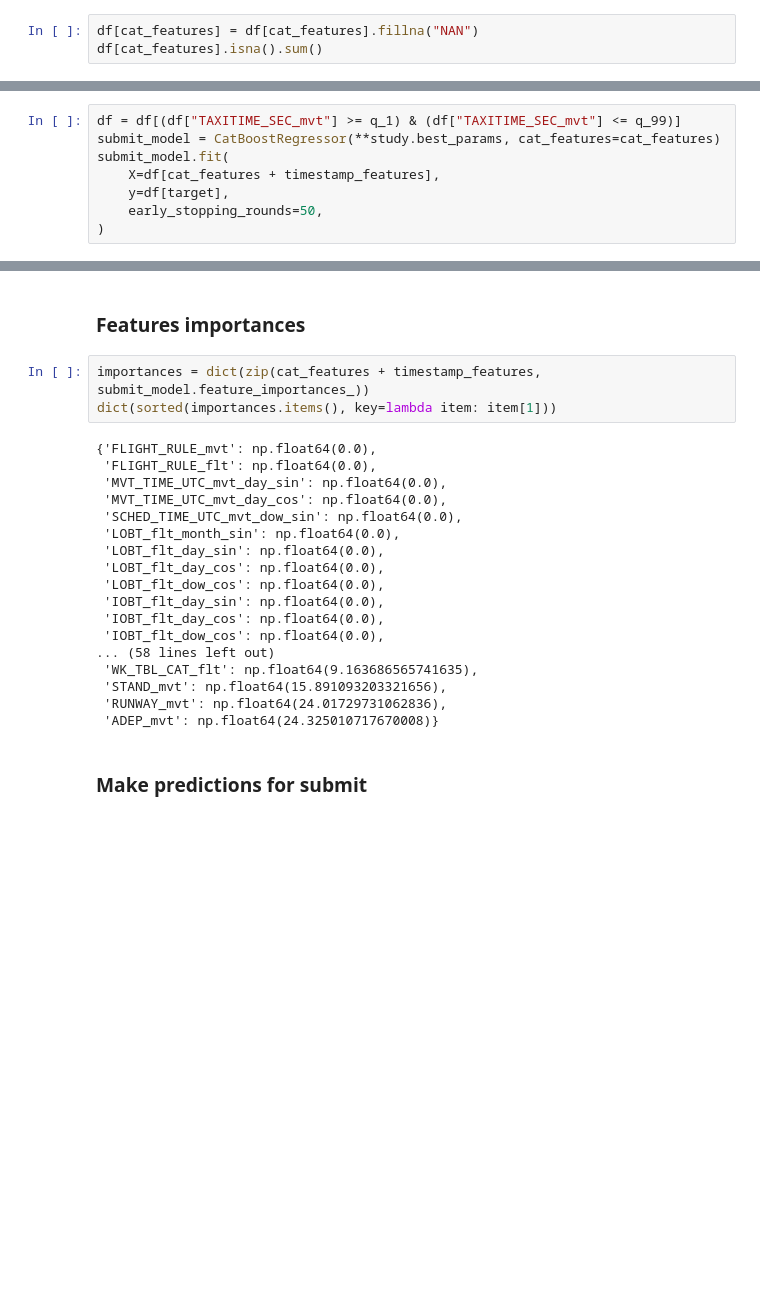
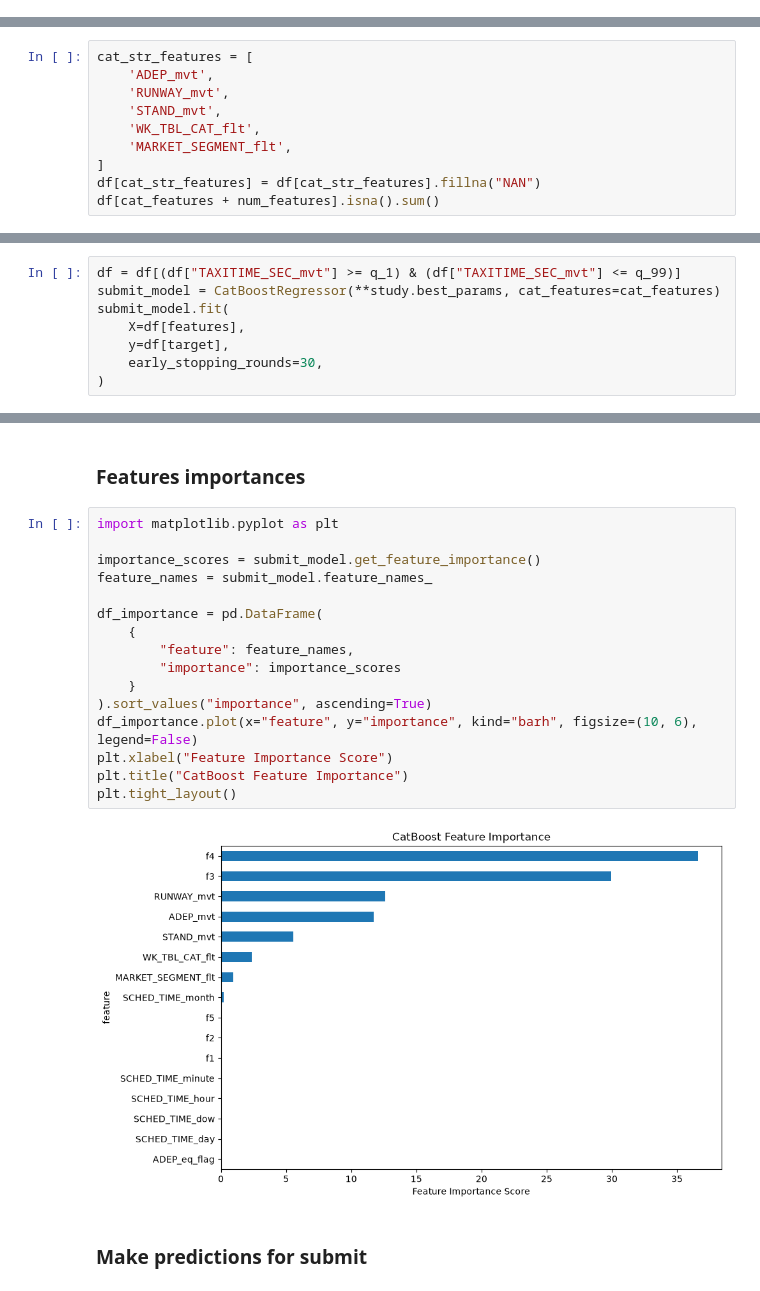
Before and after one commit to elna4os/prc_2026, a Jupyter notebook: notebooks/v2.ipynb, the cells around one changed output, grey strips where cells are left out. Drawn from its saved outputs; the diff is of its cells as text; blank space fills up the shorter version.

```diff
--- a/notebooks/v2.ipynb
+++ b/notebooks/v2.ipynb
@@ -136,3 +99,0 @@ cat_features
-# %%
-df[cat_features] = df[cat_features].fillna("NAN")
-df[cat_features].isna().sum()
@@ -150,0 +102,10 @@ dtype: int64
+# %%
+cat_str_features = [
+    'ADEP_mvt',
+    'RUNWAY_mvt',
+    'STAND_mvt',
+    'WK_TBL_CAT_flt',
+    'MARKET_SEGMENT_flt',
+]
+df[cat_str_features] = df[cat_str_features].fillna("NAN")
+df[cat_features + num_features].isna().sum()
@@ -222,8 +204,8 @@ Trial 5: train RMSE = 344.09746029361577, val RMSE = 348.3125347580673
 df = df[(df["TAXITIME_SEC_mvt"] >= q_1) & (df["TAXITIME_SEC_mvt"] <= q_99)]
 submit_model = CatBoostRegressor(**study.best_params, cat_features=cat_features)
 submit_model.fit(
-    X=df[cat_features + timestamp_features],
+    X=df[features],
     y=df[target],
-    early_stopping_rounds=50,
+    early_stopping_rounds=30,
 )
 # %% [output]
@@ -248,26 +230,23 @@ CatBoostRegressor(bagging_temperature=0.03541649280101082, border_count=73, cat_
 # %% [markdown]
 ### Features importances
 # %%
-importances = dict(zip(cat_features + timestamp_features, submit_model.feature_importances_))
-dict(sorted(importances.items(), key=lambda item: item[1]))
+import matplotlib.pyplot as plt
+
+importance_scores = submit_model.get_feature_importance()
+feature_names = submit_model.feature_names_
+
+df_importance = pd.DataFrame(
+    {
+        "feature": feature_names,
+        "importance": importance_scores
+    }
+).sort_values("importance", ascending=True)
+df_importance.plot(x="feature", y="importance", kind="barh", figsize=(10, 6), legend=False)
+plt.xlabel("Feature Importance Score")
+plt.title("CatBoost Feature Importance")
+plt.tight_layout()
 # %% [output]
-{'FLIGHT_RULE_mvt': np.float64(0.0),
- 'FLIGHT_RULE_flt': np.float64(0.0),
- 'MVT_TIME_UTC_mvt_day_sin': np.float64(0.0),
- 'MVT_TIME_UTC_mvt_day_cos': np.float64(0.0),
- 'SCHED_TIME_UTC_mvt_dow_sin': np.float64(0.0),
- 'LOBT_flt_month_sin': np.float64(0.0),
- 'LOBT_flt_day_sin': np.float64(0.0),
- 'LOBT_flt_day_cos': np.float64(0.0),
- 'LOBT_flt_dow_cos': np.float64(0.0),
- 'IOBT_flt_day_sin': np.float64(0.0),
- 'IOBT_flt_day_cos': np.float64(0.0),
- 'IOBT_flt_dow_cos': np.float64(0.0),
-... (58 lines left out)
- 'WK_TBL_CAT_flt': np.float64(9.163686565741635),
- 'STAND_mvt': np.float64(15.891093203321656),
- 'RUNWAY_mvt': np.float64(24.01729731062836),
- 'ADEP_mvt': np.float64(24.325010717670008)}
+[figure, added]
 # %% [markdown]
 ### Make predictions for submit
 # %%
```
Also changed, not shown: parts of 20 cells of this notebook.
